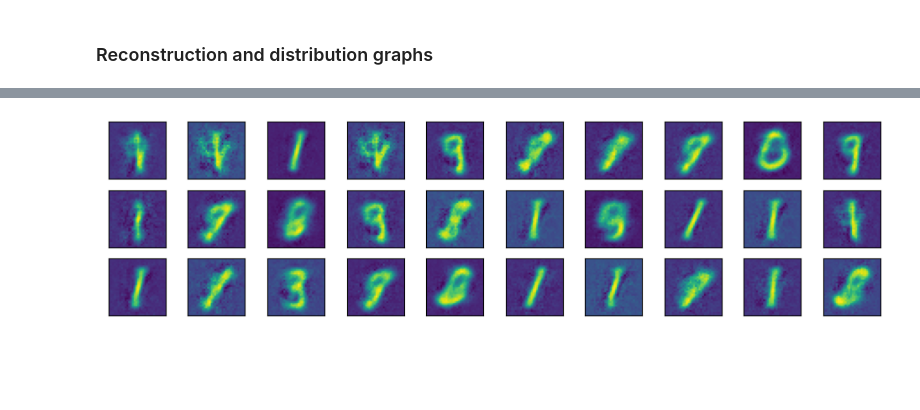
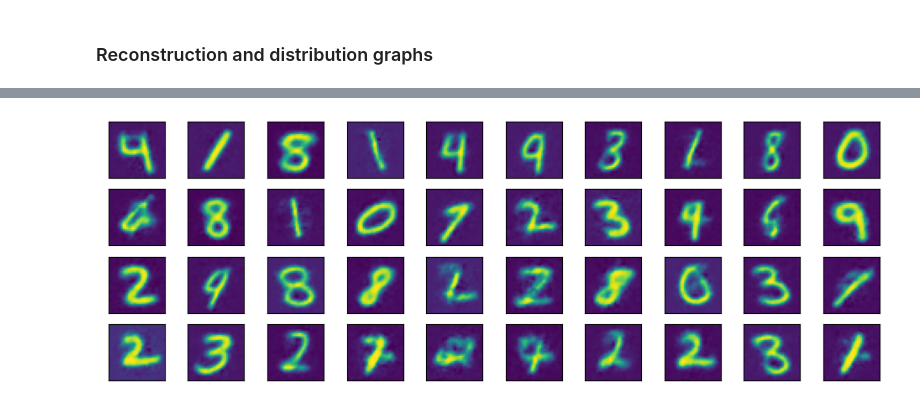
Before and after one commit to kotlyar-shapirov/Low_Rank_Autoencoder, a Jupyter notebook: Blocked Autoencoder MNIST.ipynb, the cells around one changed output, grey strips where cells are left out. Saved outputs shown, nothing was run; the diff lists cells and outputs as text; code cells hidden in the pictures; blank space fills up the shorter version.

```diff
--- a/Blocked Autoencoder MNIST.ipynb
+++ b/Blocked Autoencoder MNIST.ipynb
@@ -303,9 +305,9 @@ test_ds_mnist = torchvision.datasets.MNIST('./files/', train=False, download=Tru
 # dataset and dataloader
 TRAIN_SIZE = 60000
 TEST_SIZE = 5000
-BATCH_SIZE = 512
-dl = DataLoader(train_ds_mnist, batch_size=BATCH_SIZE,     num_workers=10)
-dl_test = DataLoader(test_ds_mnist, batch_size=BATCH_SIZE, num_workers=10)
+BATCH_SIZE = 128
+dl = DataLoader(train_ds_mnist, batch_size=BATCH_SIZE,     num_workers=1)
+dl_test = DataLoader(test_ds_mnist, batch_size=BATCH_SIZE, num_workers=1)
 
 #full dataset train
 FULL_TRAIN_SIZE = 5000
@@ -323,8 +325,8 @@ for x, y in dl_full:
     targets_test = y
     break
 
-print(X_full.shape)
-print(torch.max(X_full))
+print(X_full_train.shape)
+print(torch.max(X_full_train))
 print(targets.unique(return_counts=True))
 # %% [output]
 torch.Size([5000, 1, 32, 32])
@@ -337,11 +339,10 @@ torch.manual_seed(0)
 # %%
 torch.cuda.empty_cache()
 
-model = ConvLRAE(in_features=1024, inter_features=256, out_features=4, n_bins=20,
-                dropout=0.3, nonlinearity=nn.ReLU(),
-                sampling='vector', temperature=0.1,
+model = ConvLRAE(in_features=128*4*4, inter_features=256, out_features=4, n_bins=20,
+                dropout=0.2, nonlinearity=nn.ReLU(),
+                sampling='gumbell', temperature=0.3,
                 ).to(device)
-
 
 criterion = nn.MSELoss()
 
@@ -430,7 +450,7 @@ def inf_by_layers(model, x_batch):
 fig, axs = plt.subplots(3,10, figsize=(11,4))
 
 for i in range(0,10):
-    INDX=i+20
+    INDX=i+80
     #true
 
     #pred
@@ -521,8 +542,8 @@ plt.show()
 with torch.no_grad():
     model.eval()
     # mnist
-    decoded_2d1, encoded_out_dim1, factors_probability1 = inf_by_layers(model, X_full_test.to(device))
-    decoded_2d2, encoded_out_dim2, factors_probability2 = inf_by_layers(model, X_full_train.to(device))
+    decoded_2d1, encoded_out_dim1, factors_probability1 = inf_by_layers(model, X_full_train.to(device))
+    decoded_2d2, encoded_out_dim2, factors_probability2 = inf_by_layers(model, X_full_test.to(device))
 # %%
 from sklearn.decomposition import PCA
 pca = PCA(n_components=2)
@@ -573,34 +594,28 @@ print(std_enc_pca)
 # %%
 # plot
 EMB_SIZE = 4
 
-fig, axs = plt.subplots(3,10, figsize=(12,3))
+fig, axs = plt.subplots(4,10, figsize=(12,4))
 for i in range(0,10):
     with torch.no_grad():
         model.eval()
 
-        for j in range(3):
-            rand = torch.rand(EMB_SIZE)
+        for j in range(4):
+            mean_ = torch.mean(encoded_out_dim2,dim=0)
+            std_ = torch.std(encoded_out_dim2,dim=0)
+            rand = torch.rand(EMB_SIZE)#*std_ + mean_
             x_down = model.down(x_batch)
-            B, C, H, W = (1,64,4,4)
+            B, C, H, W = (1,128,4,4)
             decoded_inter_dim =         model.low_rank.intermediate_decoder(rand.to(device))
             decoded_1d =                model.low_rank.decoder(decoded_inter_dim)
             decoded_2d_small = decoded_1d.view(B, C, H, W)
             decoded_2d = model.up(decoded_2d_small)
 
             axs[j,i].imshow(decoded_2d.cpu().detach().numpy()[0,0])
-
-
-
-    axs[0,i].set_xticks([])
-    axs[0,i].set_yticks([])
-    axs[1,i].set_xticks([])
-    axs[1,i].set_yticks([])
-    axs[2,i].set_xticks([])
-    axs[2,i].set_yticks([])
-#     axs[i].set_title(f'{i}')
+            axs[j,i].set_xticks([])
+            axs[j,i].set_yticks([])
 
 plt.savefig('MNIST_softmax_plus_Generation.png')
 plt.show()
 # %% [output]
-[figure, old version]
+[figure, new version]
```
Also changed, not shown: parts of 14 cells of this notebook, 13 other files.
